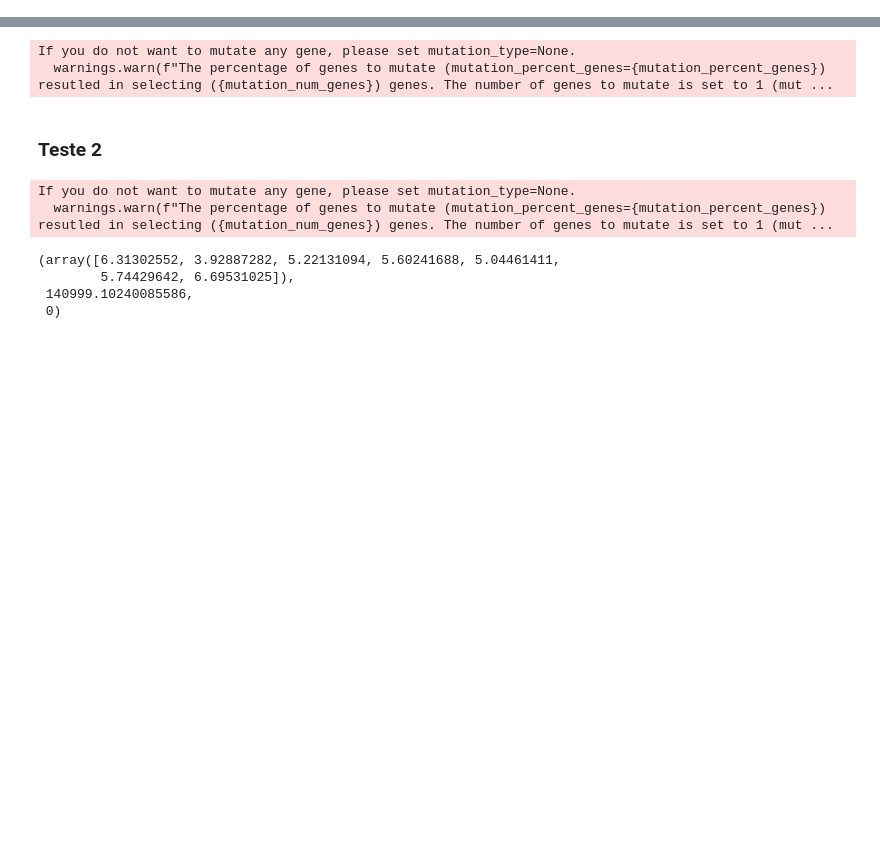
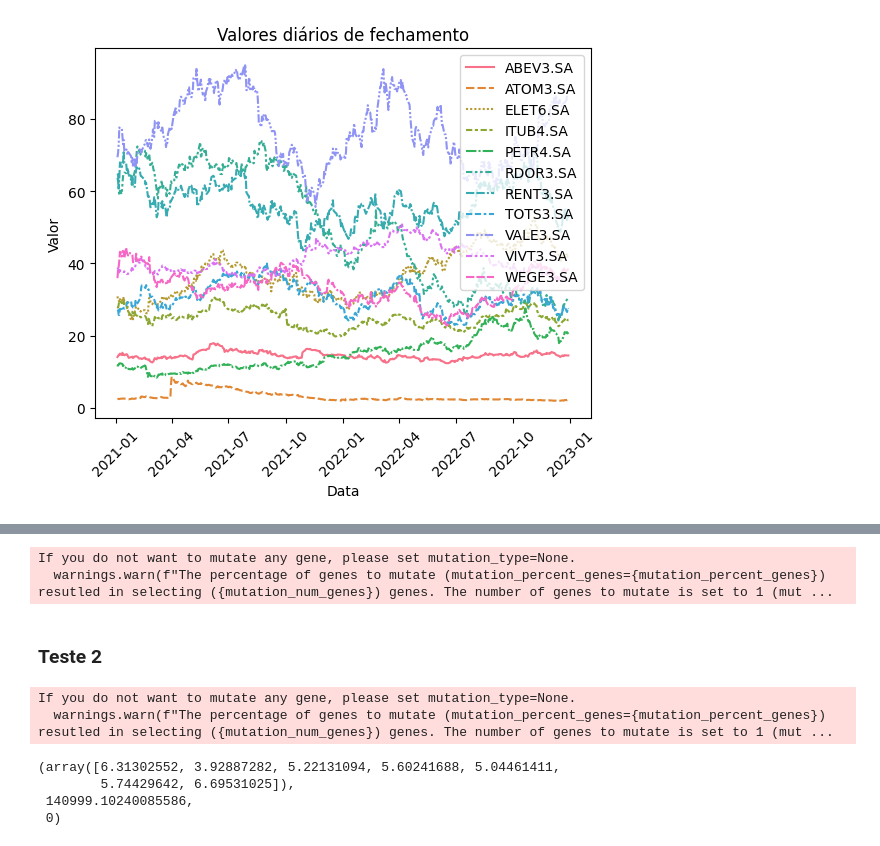
Before and after one commit to Gust4242/Fraud-Detection-With-Python, a Jupyter notebook: Atividade 3 - Gustavo.ipynb, the cells around one changed output, grey strips where cells are left out. Drawn from its saved outputs; the diff is of its cells as text; code cells hidden in the pictures; blank space fills up the shorter version.

```diff
--- a/Atividade 3 - Gustavo.ipynb
+++ b/Atividade 3 - Gustavo.ipynb
@@ -34,3 +35,12 @@ data
+# %%
+sns.lineplot(data = data)
+plt.xticks(rotation = 45)
+plt.xlabel('Data')
+plt.ylabel('Valor')
+plt.title('Valores diários de fechamento')
+plt.show()
+# %% [output]
+[figure, added]
 # %%
 returns = data.pct_change().dropna()
 returns
```
Also changed, not shown: parts of 29 cells of this notebook.
